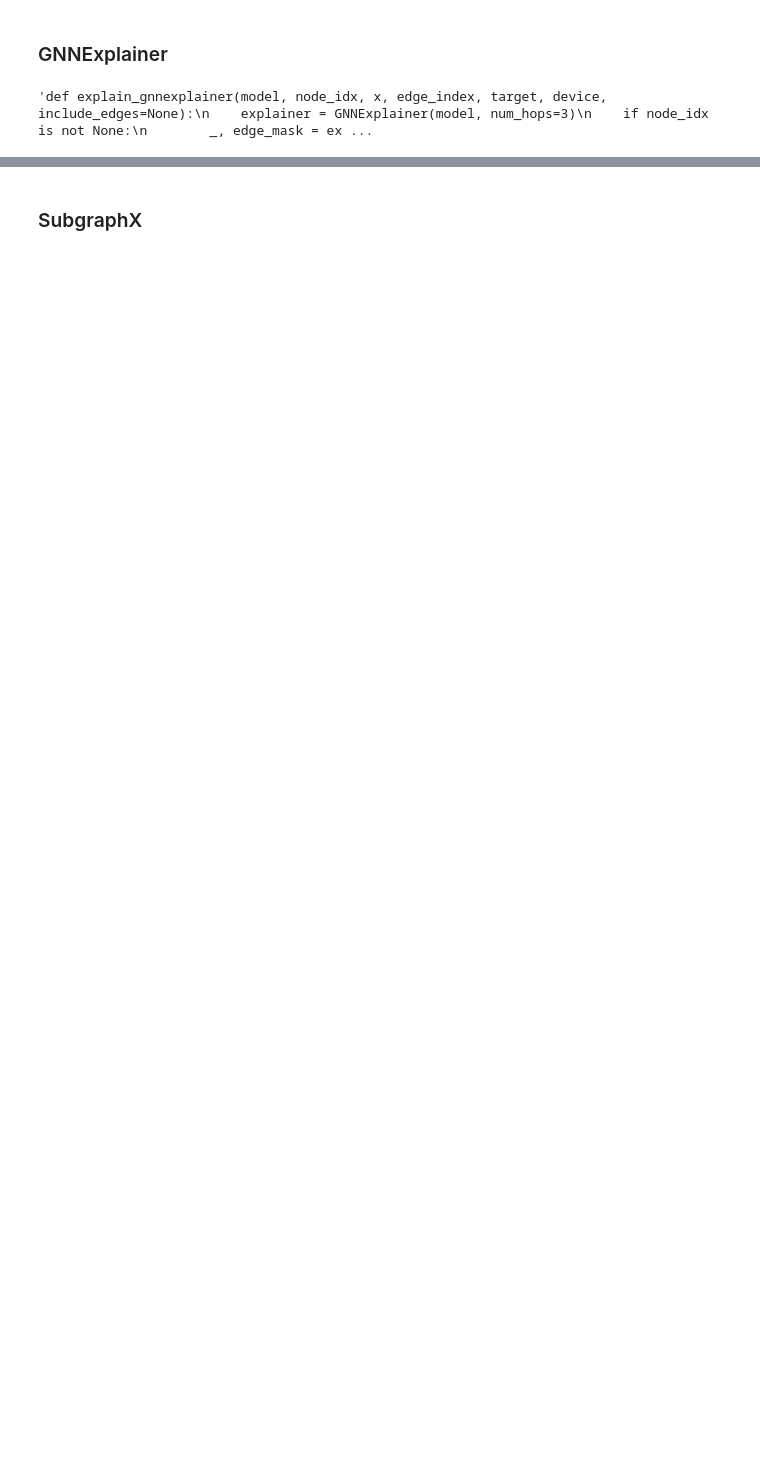
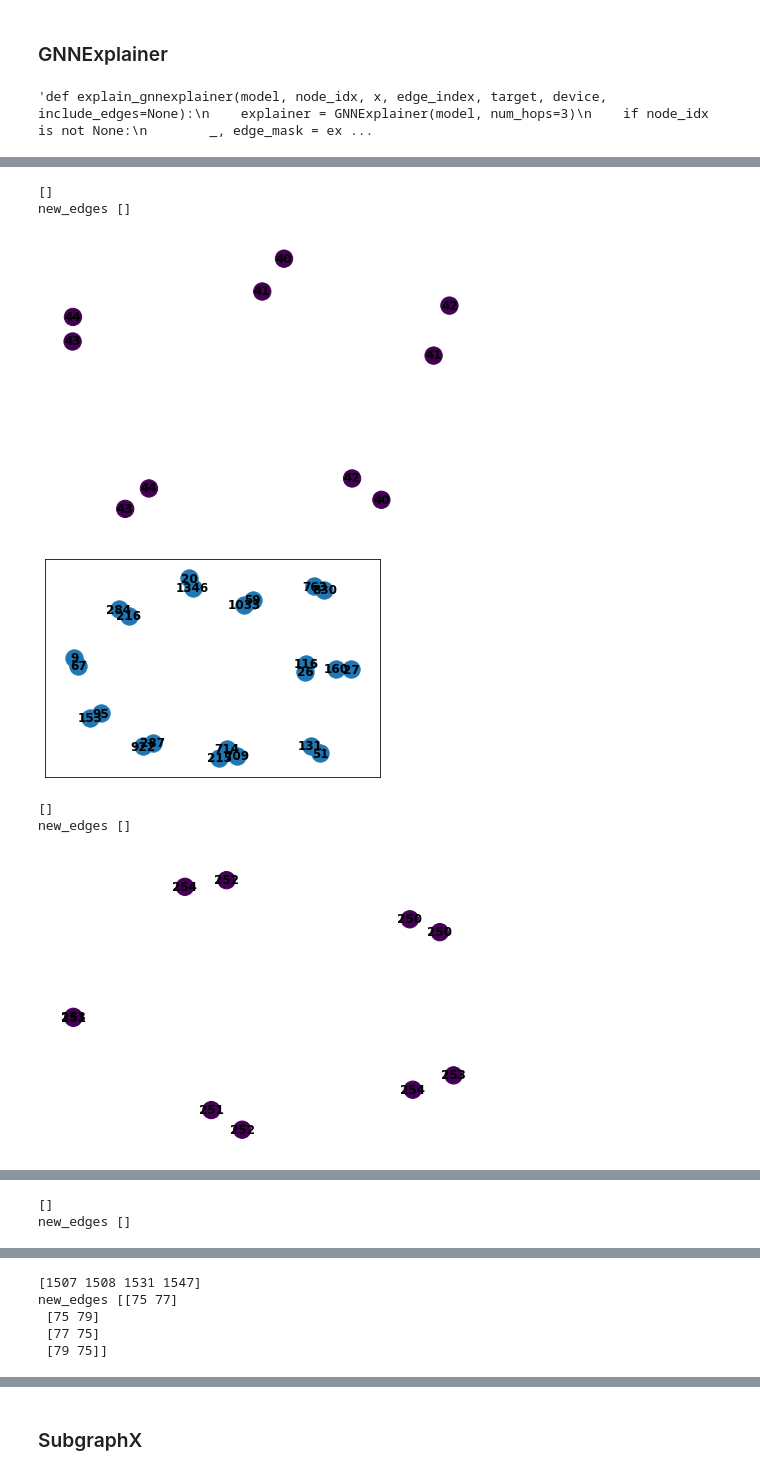
Before and after one commit to GraphFramEx/graphframex, a Jupyter notebook: exp_synthetic/Exp1-ba_shapes.ipynb, the cells around one changed output, grey strips where cells are left out. Drawn from its saved outputs; the diff is of its cells as text; code cells hidden in the pictures; blank space fills up the shorter version.

```diff
--- a/exp_synthetic/Exp1-ba_shapes.ipynb
+++ b/exp_synthetic/Exp1-ba_shapes.ipynb
@@ -915,0 +1033,11 @@ pred_label 3
+# %%
+acc_top = eval_accuracy(data, edge_masks, list_test_nodes, args, top=True, num_top_edges=12)
+acc_top
+# %% [output]
+[]
+new_edges []
+[figure, added]
+[figure, added]
+[]
+new_edges []
+[figure, added]
@@ -915,0 +1045,2 @@ pred_label 3
+[]
+new_edges []
@@ -915,0 +1049,5 @@ pred_label 3
+[1507 1508 1531 1547]
+new_edges [[75 77]
+ [75 79]
+ [77 75]
+ [79 75]]
```
Also changed, not shown: parts of 57 cells of this notebook, 15 other files.
